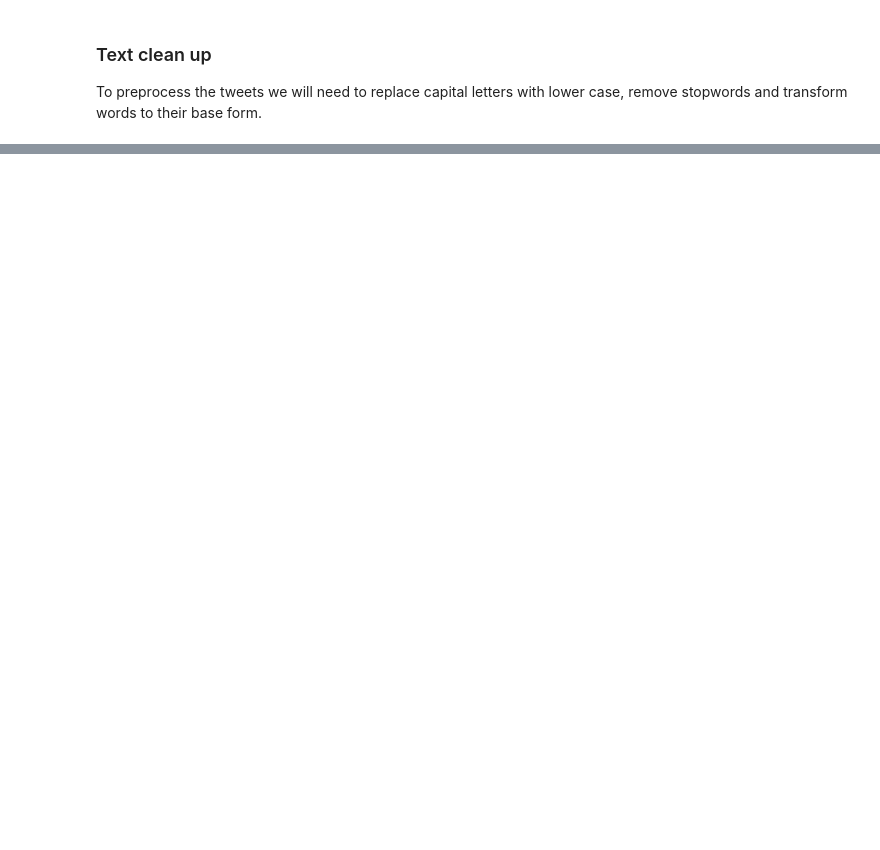
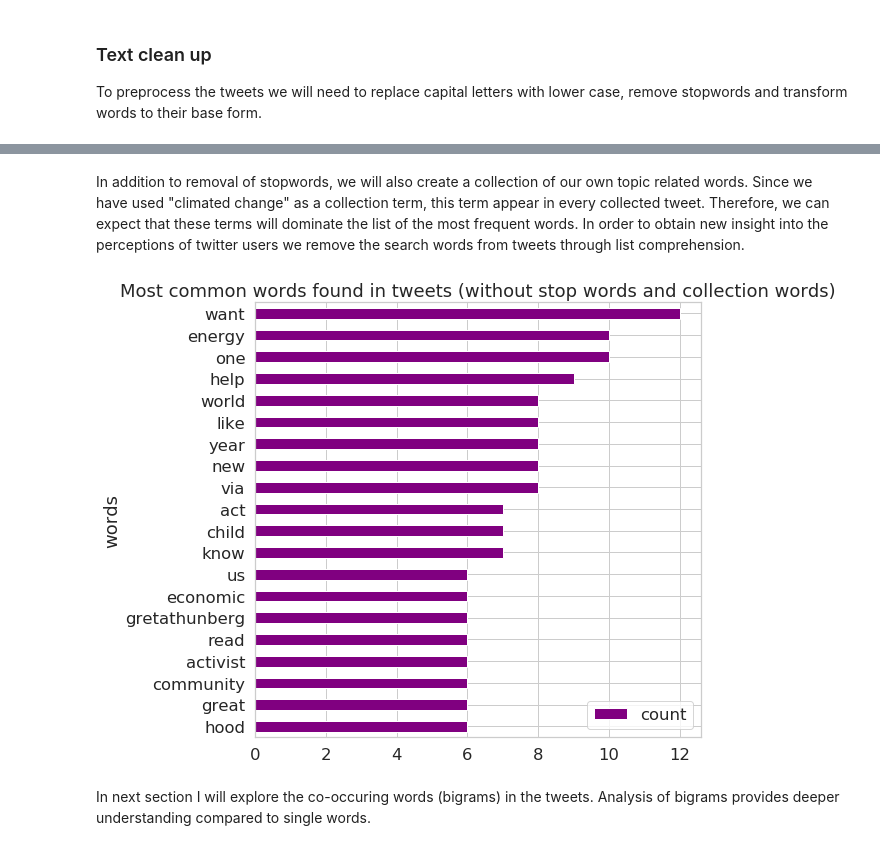
Before and after one commit to IvanaKocanova/Data_Science_Projects, a Jupyter notebook: Climate_change_perceptions.ipynb, the cells around one changed output, grey strips where cells are left out. Saved outputs shown, nothing was run; the diff lists cells and outputs as text; code cells hidden in the pictures; blank space fills up the shorter version.

```diff
--- a/Climate_change_perceptions.ipynb
+++ b/Climate_change_perceptions.ipynb
@@ -185,0 +188,29 @@ plt.show()
+# %% [markdown]
+In addition to removal of stopwords, we will also create a collection of our own topic related words. Since we have  used "climated change" as a collection term, this term appear in every collected tweet. Therefore, we can expect that these terms will dominate the list of the most frequent words. In order to obtain new insight into the perceptions of twitter users we remove the search words from tweets through list comprehension.
+# %%
+# Create a list of words to remove
+remove_words = ("#ClimateChange", "Environment", "climate", "climatechange", "change", "amp", "much", "environment")
+
+# Remove search words and rerun word frequency plot
+tweets_nsw_rsw = [[w for w in word if not w in remove_words]
+                  for word in tweets_nsw]
+
+# Flatten list of words in clean tweets
+all_words_nsw_rsw = list(itertools.chain(*tweets_nsw_rsw))
+
+# Create a counter of top 20 terms
+words_count = collections.Counter(all_words_nsw_rsw)
+clean_tweets_nsw = pd.DataFrame(words_count.most_common(20), columns=['words', 'count'])
+
+# Plot horizontal bar graph
+fig, ax = plt.subplots(figsize=(8, 8))
+clean_tweets_nsw.sort_values(by='count').plot.barh(x='words',
+                                                  y='count',
+                                                  ax=ax,
+                                                  color='purple')
+ax.set_title("Most common words found in tweets (without stop words and collection words)")
+plt.show()
+# %% [output]
+[figure, added]
+# %% [markdown]
+In next section I will explore the co-occuring words (bigrams) in the tweets. Analysis of bigrams provides deeper understanding compared to single words.
```
Also changed, not shown: parts of 10 cells of this notebook.
